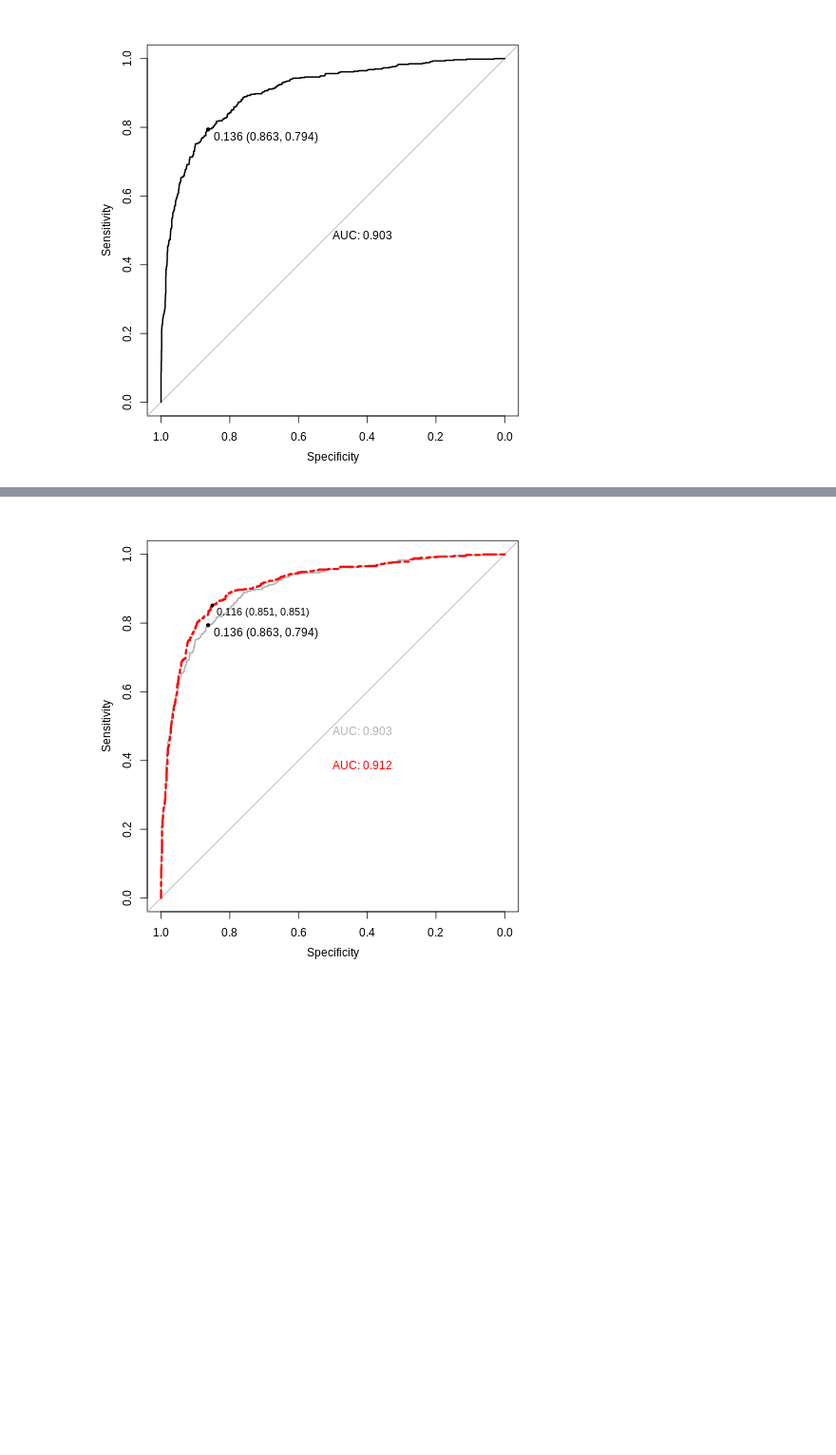
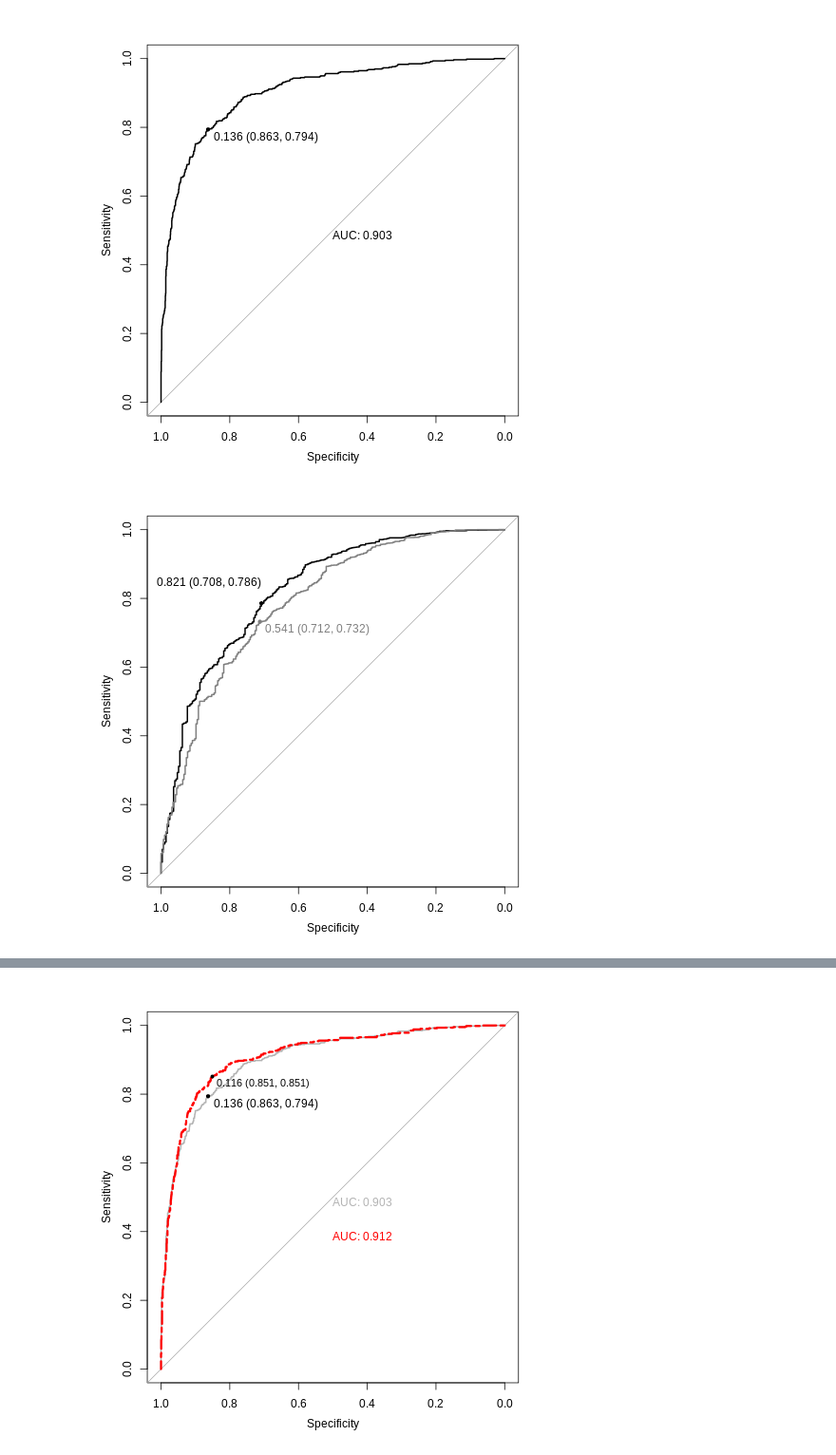
Before and after one commit to YuehMintTai/000, a Jupyter notebook: 20211017Rpython_(需使用colab).ipynb, the cells around one changed output, grey strips where cells are left out. Shown: that part at 95% size. Cells and saved outputs as stored; diff of their text form; code cells hidden in the pictures; blank space fills up the shorter version.

```diff
--- a/20211017Rpython_(需使用colab).ipynb
+++ b/20211017Rpython_(需使用colab).ipynb
@@ -214,3 +226,9 @@ plot.roc(rocc2,print.auc=TRUE,
      reuse.auc=F)
 # %% [output]
 [figure]
+# %%
+%%R
+plot.roc(rocm2,print.thres=T,print.thres.adj=c(1,-2),print.thres.cex=1)
+plot.roc(rocm1,add=T,print.thres=T,col='grey50',print.thres.col='grey50',print.thres.cex=1)
+# %% [output]
+[figure, added]
```
Also changed, not shown: parts of 5 cells of this notebook.
